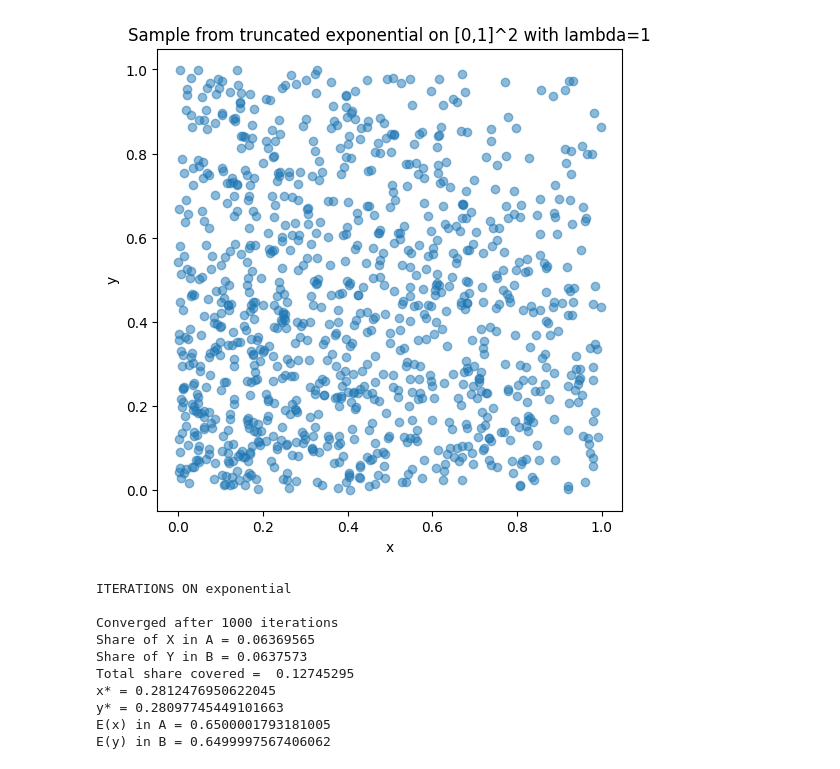
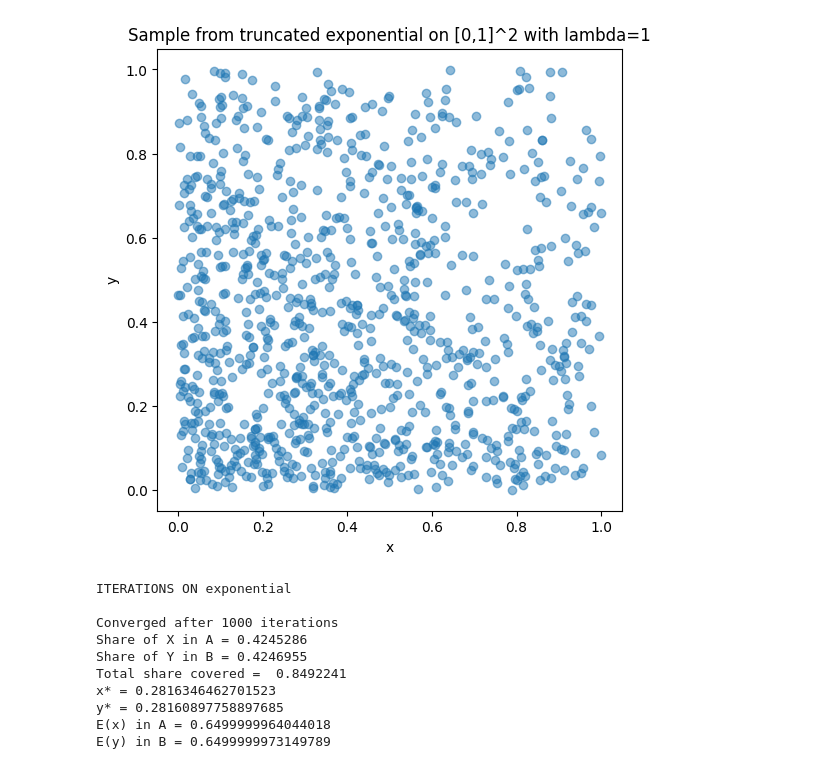
Before and after one commit to GuramL/Pandering, a Jupyter notebook: exponential.ipynb, the cells around one changed output. Saved outputs shown, nothing was run; the diff lists cells and outputs as text; code cells hidden in the pictures.

```diff
--- a/exponential.ipynb
+++ b/exponential.ipynb
@@ -1,34 +1,34 @@
 # %%
 import numpy as np
 import matplotlib.pyplot as plt
 
 # Number of observations
 N = 20_000_000
 
 # Rate parameter lambda = 1
 lambda_val = 1
 normalization = 1 - np.exp(-lambda_val)
 
 # Generate uniform random numbers for x and y
-U_x = np.random.rand(n)
-U_y = np.random.rand(n)
+U_x = np.random.rand(N)
+U_y = np.random.rand(N)
 
 # Use inverse transform sampling for the truncated exponential
 x_samples = -np.log(1 - U_x * normalization)
 y_samples = -np.log(1 - U_y * normalization)
 
 # Combine x and y into one array (each row is an observation)
 data = np.column_stack((x_samples, y_samples))
 
 # Optional: Plot a sample of the observations (using first 1000 points for clarity)
 plt.figure(figsize=(6,6))
 plt.scatter(x_samples[:1000], y_samples[:1000], alpha=0.5)
 plt.xlabel('x')
 plt.ylabel('y')
 plt.title('Sample from truncated exponential on [0,1]^2 with lambda=1')
 plt.show()
 # %% [output]
-[figure, old version]
+[figure, new version]
 # %%
 # Initialize x_star and y_star
 x_star_1 = 0.2813
@@ -99,10 +99,10 @@ print("E(y) in B =", meanY_in_B_1)
 ITERATIONS ON exponential
 
 Converged after 1000 iterations
-Share of X in A = 0.06369565
-Share of Y in B = 0.0637573
-Total share covered =  0.12745295
-x* = 0.2812476950622045
-y* = 0.28097745449101663
-E(x) in A = 0.6500001793181005
-E(y) in B = 0.6499997567406062
+Share of X in A = 0.4245286
+Share of Y in B = 0.4246955
+Total share covered =  0.8492241
+x* = 0.2816346462701523
+y* = 0.28160897758897685
+E(x) in A = 0.6499999964044018
+E(y) in B = 0.6499999973149789
```
